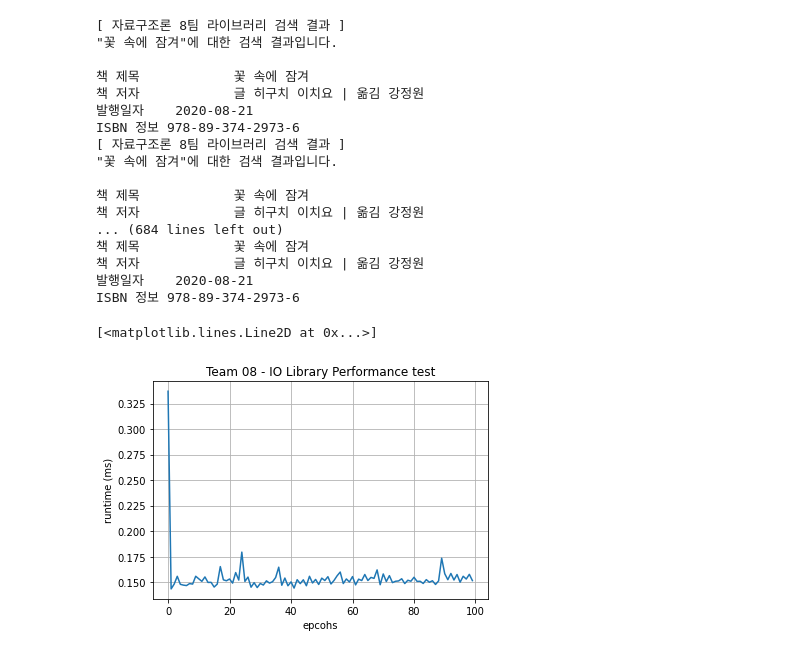
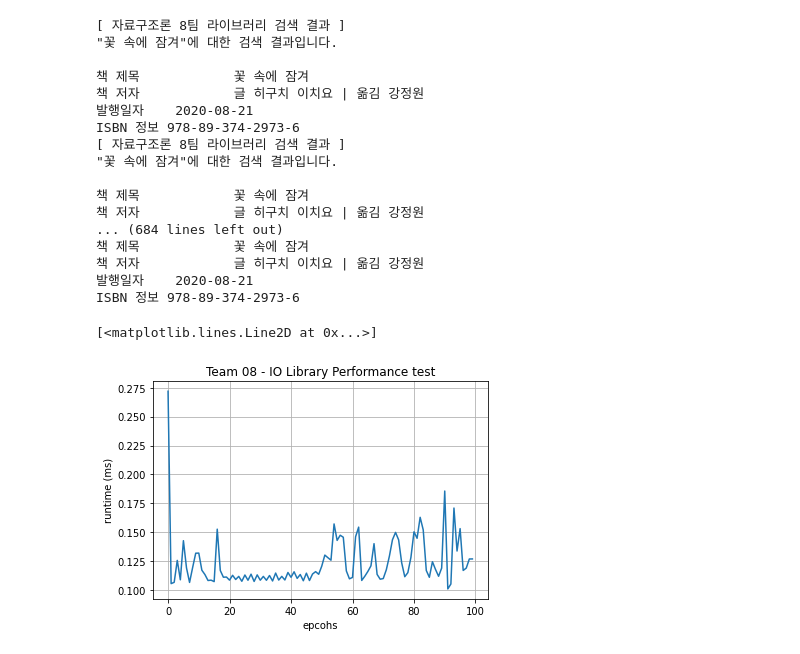
Before and after one commit to ll733e/Data-Structure-toyProject-2022, a Jupyter notebook: src/lib_core/core_performance.ipynb, the cells around one changed output. Drawn from its saved outputs; the diff is of its cells as text; code cells hidden in the pictures.

```diff
--- a/src/lib_inout/IO_performance.ipynb
+++ b/src/lib_core/core_performance.ipynb
@@ -9,32 +9,32 @@ keyword = "지하철"
 batchTime = np.zeros(dotry)
 for i in range(dotry):
     start = time.time()
     #os.system("./IO")
-    os.system("./IO \"꽃 속에 잠겨\"");
+    os.system("./core \"꽃 속에 잠겨\"");
     batchTime[i] = time.time() - start
 
 plt.title('Team 08 - IO Library Performance test')
 plt.xlabel('epcohs')
 plt.ylabel('runtime (ms)')
 plt.grid()
 plt.plot(batchTime)
 # %% [output]
 [ 자료구조론 8팀 라이브러리 검색 결과 ]
 "꽃 속에 잠겨"에 대한 검색 결과입니다.
 
 책 제목            꽃 속에 잠겨
 책 저자            글 히구치 이치요 | 옮김 강정원
 발행일자    2020-08-21
 ISBN 정보 978-89-374-2973-6
 [ 자료구조론 8팀 라이브러리 검색 결과 ]
 "꽃 속에 잠겨"에 대한 검색 결과입니다.
 
 책 제목            꽃 속에 잠겨
 책 저자            글 히구치 이치요 | 옮김 강정원
 ... (684 lines left out)
 책 제목            꽃 속에 잠겨
 책 저자            글 히구치 이치요 | 옮김 강정원
 발행일자    2020-08-21
 ISBN 정보 978-89-374-2973-6
 [<matplotlib.lines.Line2D at 0x...>]
-[figure, old version]
+[figure, new version]
```
Also changed, not shown: 16 other files.
